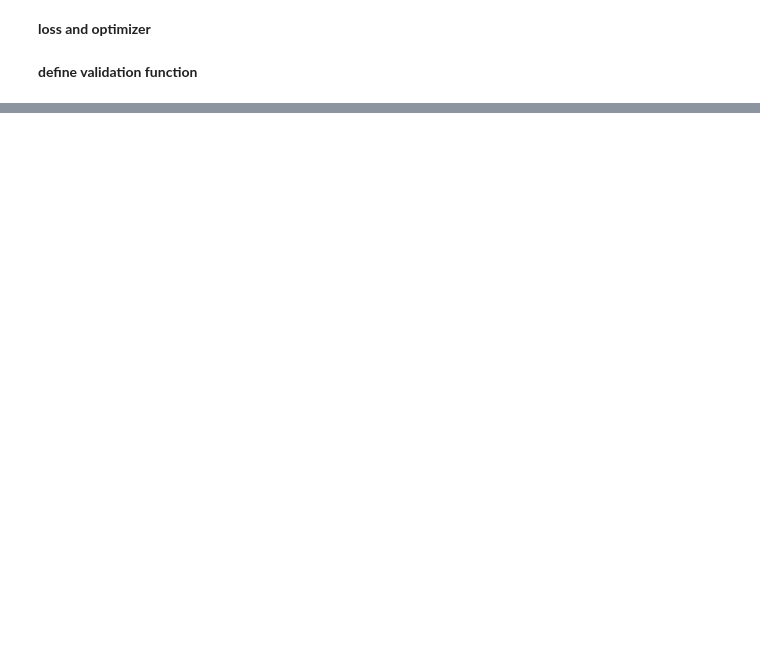
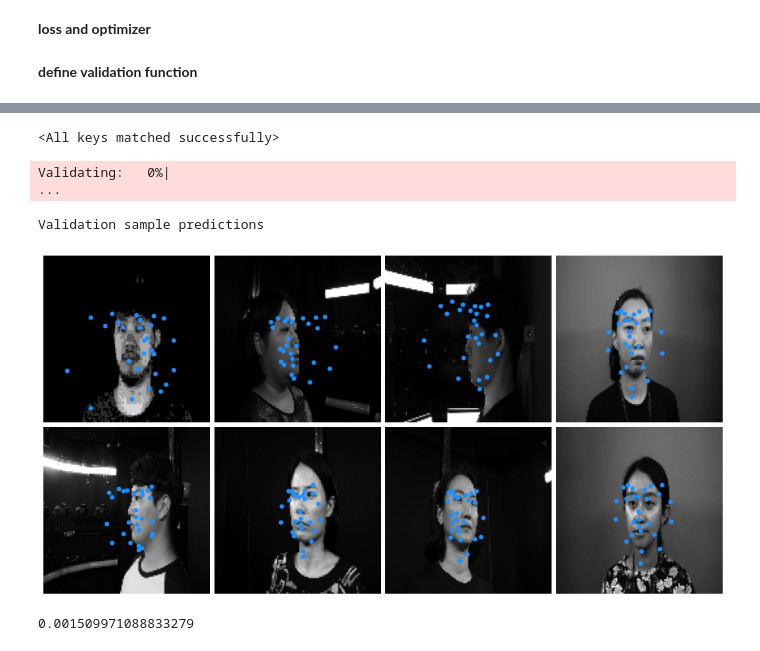
Before and after one commit to Minhan-Bae/FLD-scratch, a Jupyter notebook: remake-k-face.ipynb, the cells around one changed output, grey strips where cells are left out. Drawn from its saved outputs; the diff is of its cells as text; code cells hidden in the pictures; blank space fills up the shorter version.

Commit message:
feat: k-face dataset train

```diff
--- a/remake-k-face.ipynb
+++ b/remake-k-face.ipynb
@@ -60,28 +68,26 @@ import src.dataset.kface_transform_A as A
 # %%
 import src.config as C
 k_dataset_train = K.kfacedataset(
-    image_list=C.IMAGE_LIST,
-    label_list=C.LABEL_LIST,
     type="train",
     transform=A.get_augmentation(data_type="train")
     )
 
 k_dataset_valid = K.kfacedataset(
-    image_list=C.IMAGE_LIST,
-    label_list=C.LABEL_LIST,
     type="valid",
     transform=A.get_augmentation(data_type="valid")
     )
 # %% [markdown]
 **dataloader**
 # %%
-train_dataset, _ = D.random_split(k_dataset_train, [C.LEN_TRAIN_SET, C.LEN_VALID_SET])
-_, valid_dataset = D.random_split(k_dataset_valid, [C.LEN_TRAIN_SET, C.LEN_VALID_SET])
+train_dataset, _ = D.random_split(k_dataset_train, [4320, 1080])
+_, valid_dataset = D.random_split(k_dataset_valid, [4320, 1080])
+
+BATCH_SIZE = 64
 
 train_loader = D.DataLoader(
-    train_dataset, batch_size=C.BATCH_SIZE, shuffle=True, num_workers=4)
+    train_dataset, batch_size=BATCH_SIZE, shuffle=True, num_workers=4)
 valid_loader = D.DataLoader(
-    valid_dataset, batch_size=C.BATCH_SIZE*2, shuffle=False, num_workers=4)
+    valid_dataset, batch_size=BATCH_SIZE*2, shuffle=False, num_workers=4)
 
-print(f'{C.LEN_TRAIN_SET} images for training')
-print(f'{C.LEN_VALID_SET} images for validating')
+print(f'{len(train_dataset)} images for training')
+print(f'{len(valid_dataset)} images for validating')
@@ -146,19 +187,25 @@ validate()
 # %%
 from pathlib import Path
-pretrained_model = '/home/ubuntu/workspace/FLD-scratch/src/pretrained_model/0624/xcep_27pt_50epoch_drop07.pt'
+pretrained_model = '/home/ubuntu/workspace/FLD-scratch/src/models/pretrained_model/0627/xcep_27pt_50epoch_drop05.pt'
 model_name = Path(pretrained_model).stem
 model = xception.XceptionNet(num_classes=54)
 model.eval()
 
 if pretrained_model:
     state_dict = torch.load(pretrained_model,map_location='cpu')
     model.load_state_dict(state_dict)
 
 model = model.to(device)
 
 print(model.load_state_dict(state_dict))
 
 validate()
+# %% [output]
+<All keys matched successfully>
+Validating:   0%|                                                                                                                                                                                        ...
+Validation sample predictions
+[figure, added]
+0.001509971088833279
 # %%
 if os.path.isdir('kface_progress'):
     !rm -rf progress
```
Also changed, not shown: parts of 8 cells of this notebook.
